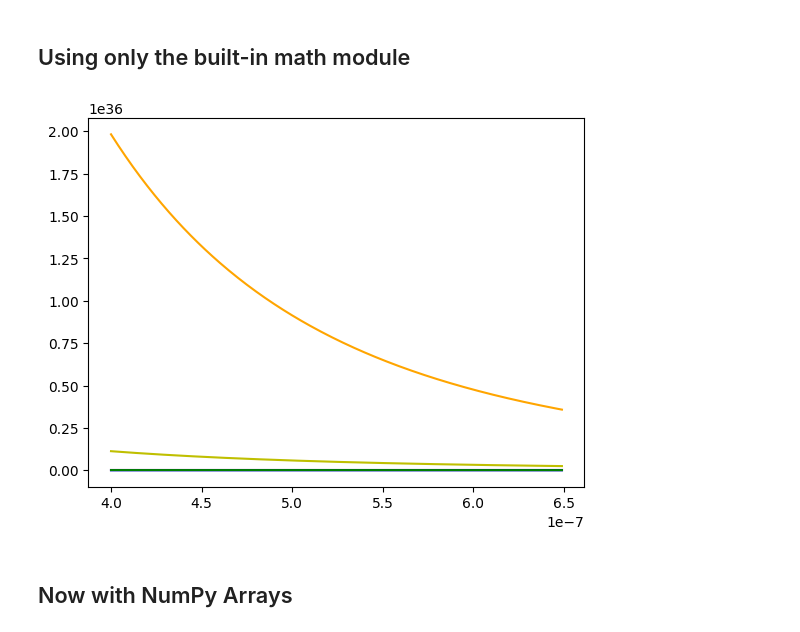
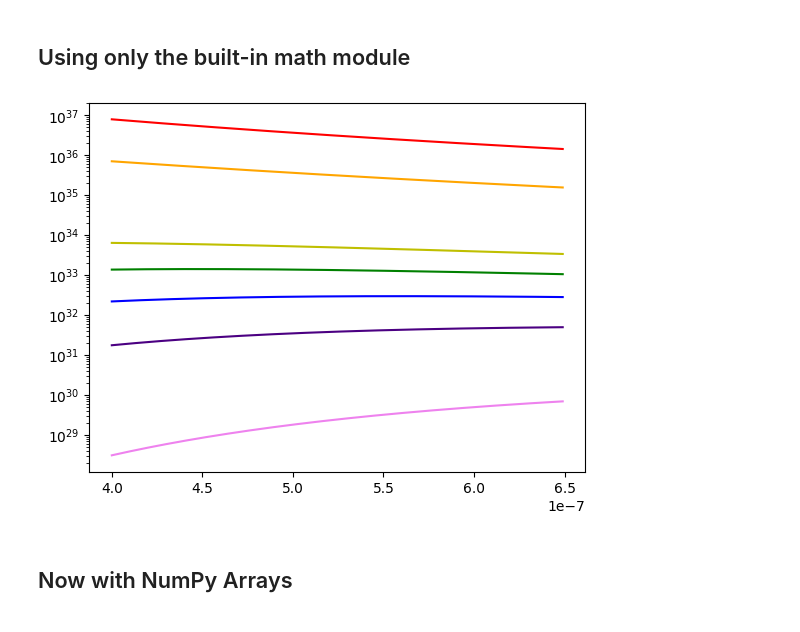
Before and after one commit to ASTR154/scientific-programming, a Jupyter notebook: scientific-programming.ipynb, the cells around one changed output. Saved outputs shown, nothing was run; the diff lists cells and outputs as text; code cells hidden in the pictures.

```diff
--- a/scientific-programming.ipynb
+++ b/scientific-programming.ipynb
@@ -39,7 +39,7 @@ H_PLANCK = 6.63e-34  # J / Hz
 K_BOLTZMANN = 1.38e-23  # J / K
 # %%
 wavelengths = [i*1e-9 for i in range(400,650)] # complete with list
-temperatures = [2500, 4000, 5200, 6500, 20000, 35000] # complete with list
+temperatures = [2500, 4000, 5200, 6500, 8000, 20000, 35000] # complete with list
 radii = [0.5, 0.8, 1.0, 1.25, 1.6, 4.0, 8.0] # complete with list
 # %%
 # do the calculation
@@ -57,11 +57,12 @@ for i in range(len(temperatures)):
 # %%
 # plot the results
 colors = ['violet', 'indigo', 'b', 'g', 'y', 'orange', 'r']
 for i in range(len(temperatures)):
     plt.plot(wavelengths, luminosities[i], c=colors[i])
+    plt.yscale('log')
 plt.show()
 # %% [output]
-[figure, old version]
+[figure, new version]
 # %% [markdown]
 ## Now with NumPy Arrays
 # %%
```
Also changed, not shown: parts of 23 cells of this notebook, 1 other file.
